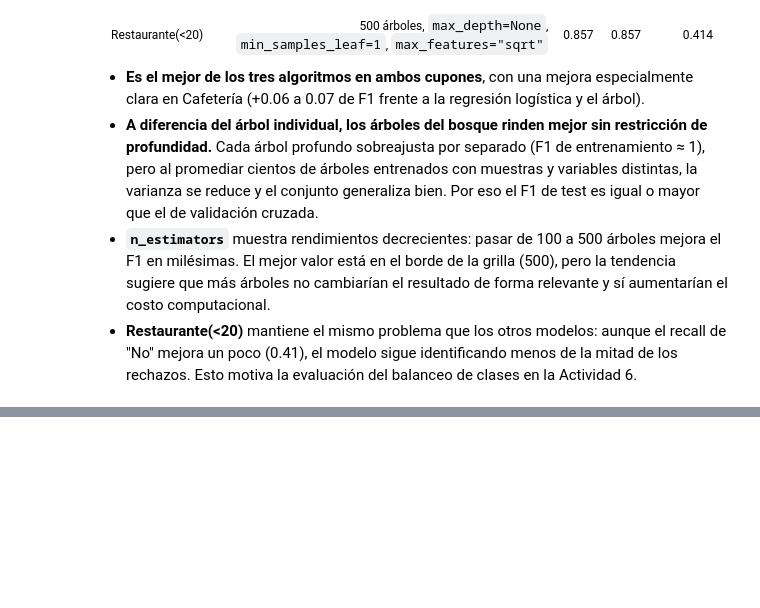
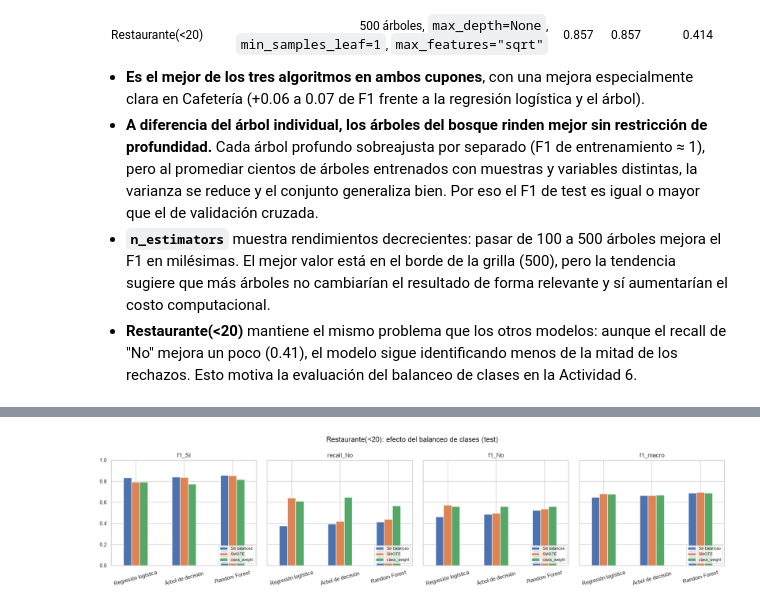
Before and after one commit to cmolina12/laboratorio3-aprendizaje, a Jupyter notebook: Lab3_Clasificacion.ipynb, the cells around one changed output, grey strips where cells are left out. Drawn from its saved outputs; the diff is of its cells as text; code cells hidden in the pictures; blank space fills up the shorter version.

```diff
--- a/Lab3_Clasificacion.ipynb
+++ b/Lab3_Clasificacion.ipynb
@@ -538,14 +538,14 @@ CV = StratifiedKFold(n_splits=5, shuffle=True, random_state=RANDOM_STATE)
 modelos = {}     # (algoritmo, cupón) -> GridSearchCV ajustado
 resultados = []  # métricas de test de cada modelo
 
-def buscar_hiperparametros(pipeline, grid, cupon, nombre):
+def buscar_hiperparametros(pipeline, grid, cupon, nombre, scoring="f1"):
     p = particiones[cupon]
-    busqueda = GridSearchCV(pipeline, grid, scoring="f1", cv=CV, n_jobs=-1, return_train_score=True)
+    busqueda = GridSearchCV(pipeline, grid, scoring=scoring, cv=CV, n_jobs=-1, return_train_score=True)
     busqueda.fit(p["X_train"], p["y_train"])
     modelos[(nombre, cupon)] = busqueda
     print(f"{nombre} - {cupon}")
     print(f"  Mejores hiperparámetros: {busqueda.best_params_}")
-    print(f"  F1 en validación cruzada: {busqueda.best_score_:.4f}")
+    print(f"  {scoring} en validación cruzada: {busqueda.best_score_:.4f}")
     return busqueda
 
 def top_configuraciones(busqueda, n=5):
@@ -1000,0 +1084,26 @@ weighted avg      0.770     0.780     0.759       554
+# %%
+from sklearn.dummy import DummyClassifier
+
+def metricas_balanceo(modelo, X, y):
+    y_pred = modelo.predict(X)
+    return {
+        "%_pred_Sí": y_pred.mean() * 100,
+        "f1_Sí": f1_score(y, y_pred, zero_division=0),
+        "precision_Sí": precision_score(y, y_pred, zero_division=0),
+        "recall_Sí": recall_score(y, y_pred, zero_division=0),
+        "recall_No": recall_score(y, y_pred, pos_label=0, zero_division=0),
+        "precision_No": precision_score(y, y_pred, pos_label=0, zero_division=0),
+        "f1_No": f1_score(y, y_pred, pos_label=0, zero_division=0),
+        "f1_macro": f1_score(y, y_pred, average="macro", zero_division=0),
+    }
+
+trivial = DummyClassifier(strategy="constant", constant=1).fit(p_rest["X_train"], p_rest["y_train"])
+filas = [{"algoritmo": "Referencia: siempre Sí", "tecnica": "-", "f1_macro_CV": np.nan,
+          **metricas_balanceo(trivial, p_rest["X_test"], p_rest["y_test"])}]
+for nombre in ALGORITMOS:
+    for tecnica in TECNICAS:
+        busqueda = modelos[(f"{nombre} | {tecnica}", "Restaurante(<20)")]
+        filas.append({"algoritmo": nombre, "tecnica": tecnica, "f1_macro_CV": busqueda.best_score_,
+                      **metricas_balanceo(busqueda, p_rest["X_test"], p_rest["y_test"])})
+comparacion_balanceo = pd.DataFrame(filas).set_index(["algoritmo", "tecnica"]).round(4)
+comparacion_balanceo
@@ -1000,0 +1123,13 @@ weighted avg      0.770     0.780     0.759       554
+# %%
+fig, axes = plt.subplots(1, 4, figsize=(18, 4.5), sharey=True)
+for ax, metrica in zip(axes, ["f1_Sí", "recall_No", "f1_No", "f1_macro"]):
+    comparacion_balanceo[metrica].drop(index="Referencia: siempre Sí", level="algoritmo").unstack("tecnica")[TECNICAS].loc[list(ALGORITMOS)].plot(kind="bar", ax=ax, rot=15)
+    ax.set_title(metrica)
+    ax.set_xlabel("")
+    ax.set_ylim(0, 1)
+    ax.legend(fontsize=8, loc="lower right")
+plt.suptitle("Restaurante(<20): efecto del balanceo de clases (test)")
+plt.tight_layout()
+plt.show()
+# %% [output]
+[figure, added]
```
Also changed, not shown: parts of 42 cells of this notebook, 1 other file.
